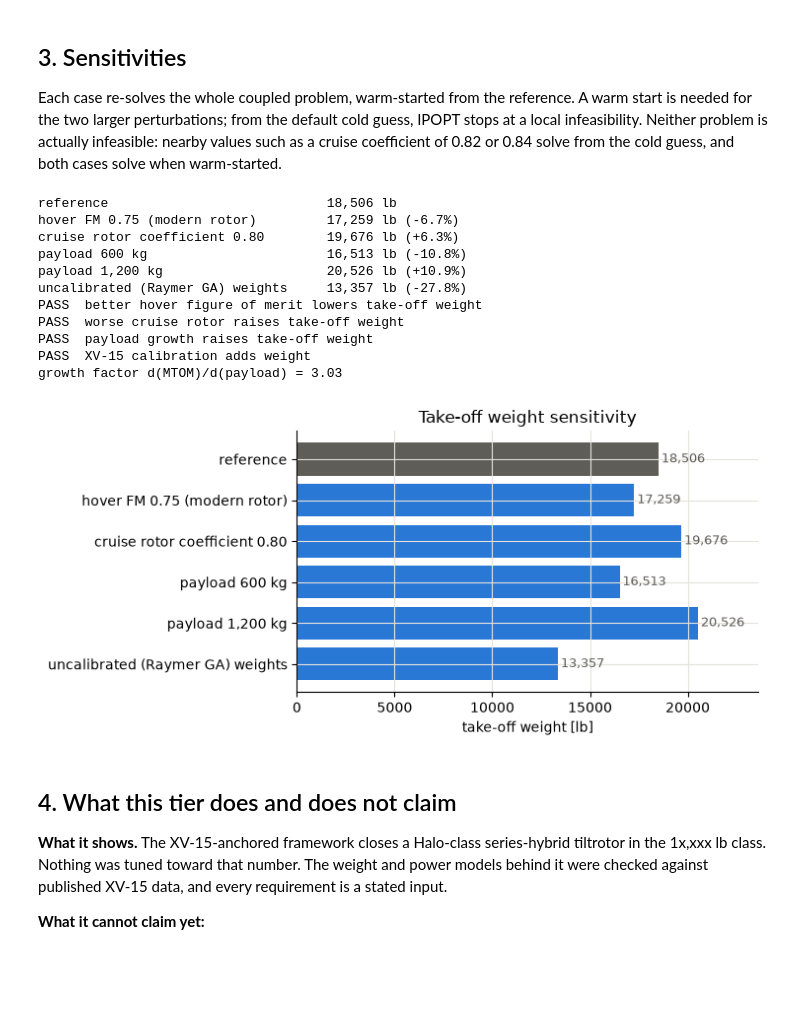
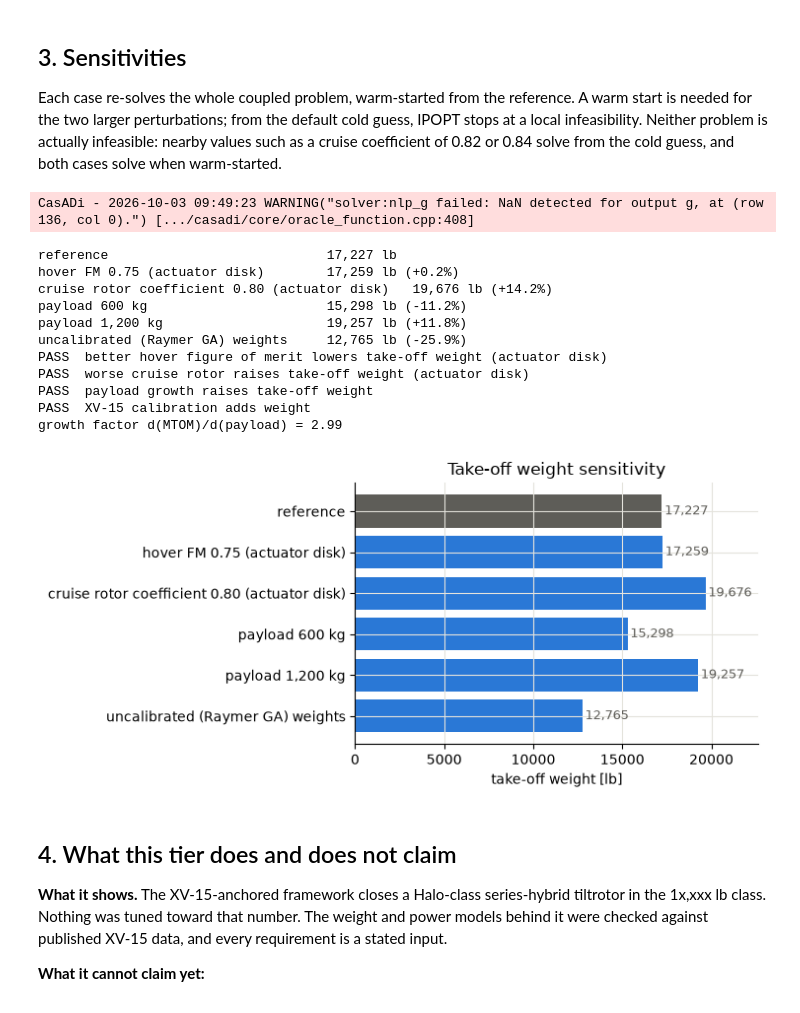
Before and after one commit to rootAmos/size_halo, a Jupyter notebook: notebooks/tier10_halo_sizing/halo_sizing_verification.ipynb, the cells around one changed output. Saved outputs shown, nothing was run; the diff lists cells and outputs as text; code cells hidden in the pictures; blank space fills up the shorter version.

```diff
--- a/notebooks/tier10_halo_sizing/halo_sizing_verification.ipynb
+++ b/notebooks/tier10_halo_sizing/halo_sizing_verification.ipynb
@@ -191,46 +190,54 @@ default cold guess, IPOPT stops at a local infeasibility. Neither problem is
 actually infeasible: nearby values such as a cruise coefficient of 0.82 or
 0.84 solve from the cold guess, and both cases solve when warm-started.
 # %%
-cases = [("hover FM 0.75 (modern rotor)", dict(assumptions=replace(ass, figure_of_merit=0.75))),
-         ("cruise rotor coefficient 0.80", dict(assumptions=replace(ass, coefficient_airplane=0.80))),
+# Since Tier 12 the reference rotor is the JVX-calibrated MomentumProfileRotor; the FM / cruise-coefficient
+# sensitivities apply to the actuator-disk option and are compared with its own baseline.
+disk = replace(ass, rotor_speed_physics=False)
+disk_baseline = solve_halo_sizing(assumptions=disk)
+cases = [("hover FM 0.75 (actuator disk)", dict(assumptions=replace(disk, figure_of_merit=0.75))),
+         ("cruise rotor coefficient 0.80 (actuator disk)", dict(assumptions=replace(disk, coefficient_airplane=0.80))),
          ("payload 600 kg", dict(requirements=replace(req, mass_payload_kg=600.0))),
          ("payload 1,200 kg", dict(requirements=replace(req, mass_payload_kg=1200.0))),
          ("uncalibrated (Raymer GA) weights", dict(factors=Xv15MassFactors()))]
-results = {label: solve_halo_sizing(initial=r, **kwargs) for label, kwargs in cases}
+results = {label: solve_halo_sizing(initial=disk_baseline if "actuator" in label else r, **kwargs)
+           for label, kwargs in cases}
 print(f"{'reference':<34}{r.mass_takeoff_kg / u.lbm:9,.0f} lb")
 for label, case in results.items():
     print(f"{label:<34}{case.mass_takeoff_kg / u.lbm:9,.0f} lb ({case.mass_takeoff_kg / r.mass_takeoff_kg - 1:+.1%})")
-check("better hover figure of merit lowers take-off weight", results["hover FM 0.75 (modern rotor)"].mass_takeoff_kg < r.mass_takeoff_kg)
-check("worse cruise rotor raises take-off weight", results["cruise rotor coefficient 0.80"].mass_takeoff_kg > r.mass_takeoff_kg)
+check("better hover figure of merit lowers take-off weight (actuator disk)",
+      results["hover FM 0.75 (actuator disk)"].mass_takeoff_kg < disk_baseline.mass_takeoff_kg)
+check("worse cruise rotor raises take-off weight (actuator disk)",
+      results["cruise rotor coefficient 0.80 (actuator disk)"].mass_takeoff_kg > disk_baseline.mass_takeoff_kg)
 check("payload growth raises take-off weight",
       results["payload 600 kg"].mass_takeoff_kg < r.mass_takeoff_kg < results["payload 1,200 kg"].mass_takeoff_kg)
 check("XV-15 calibration adds weight", results["uncalibrated (Raymer GA) weights"].mass_takeoff_kg < r.mass_takeoff_kg)
 growth = (results["payload 1,200 kg"].mass_takeoff_kg - results["payload 600 kg"].mass_takeoff_kg) / 600
 print(f"growth factor d(MTOM)/d(payload) = {growth:.2f}")
 
 labels = ["reference"] + list(results)
 values = [r.mass_takeoff_kg / u.lbm] + [c.mass_takeoff_kg / u.lbm for c in results.values()]
 fig, ax = plt.subplots(figsize=(7.5, 3.6))
 ax.barh(labels, values, color=[ink_muted] + [blue] * len(results))
 ax.invert_yaxis()
 for i, v in enumerate(values):
     ax.text(v + 150, i, f"{v:,.0f}", va="center", fontsize=9, color=ink_muted)
 ax.set(xlabel="take-off weight [lb]", xlim=(0, max(values) * 1.15), title="Take-off weight sensitivity")
 plt.tight_layout()
 plt.show()
 # %% [output]
-reference                            18,506 lb
-hover FM 0.75 (modern rotor)         17,259 lb (-6.7%)
-cruise rotor coefficient 0.80        19,676 lb (+6.3%)
-payload 600 kg                       16,513 lb (-10.8%)
-payload 1,200 kg                     20,526 lb (+10.9%)
-uncalibrated (Raymer GA) weights     13,357 lb (-27.8%)
-PASS  better hover figure of merit lowers take-off weight
-PASS  worse cruise rotor raises take-off weight
-PASS  payload growth raises take-off weight
-PASS  XV-15 calibration adds weight
-growth factor d(MTOM)/d(payload) = 3.03
+CasADi - 2026-10-03 09:49:23 WARNING("solver:nlp_g failed: NaN detected for output g, at (row 136, col 0).") [.../casadi/core/oracle_function.cpp:408]
+reference                            17,227 lb
+hover FM 0.75 (actuator disk)        17,259 lb (+0.2%)
+cruise rotor coefficient 0.80 (actuator disk)   19,676 lb (+14.2%)
+payload 600 kg                       15,298 lb (-11.2%)
+payload 1,200 kg                     19,257 lb (+11.8%)
+uncalibrated (Raymer GA) weights     12,765 lb (-25.9%)
+PASS  better hover figure of merit lowers take-off weight (actuator disk)
+PASS  worse cruise rotor raises take-off weight (actuator disk)
+PASS  payload growth raises take-off weight
+PASS  XV-15 calibration adds weight
+growth factor d(MTOM)/d(payload) = 2.99
-[figure, old version]
+[figure, new version]
 # %% [markdown]
 ## 4. What this tier does and does not claim
 
```
Also changed, not shown: parts of 4 cells of this notebook, 30 other files.
